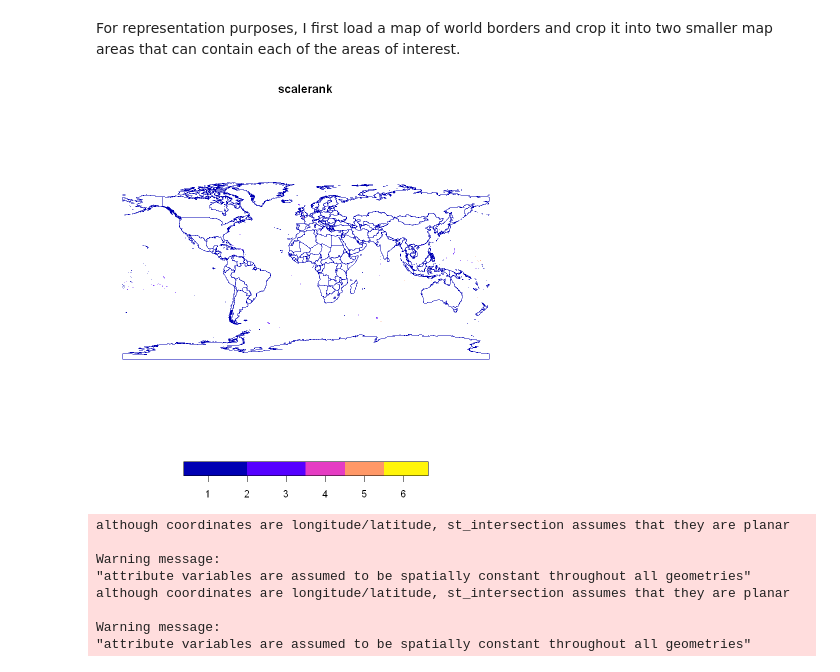
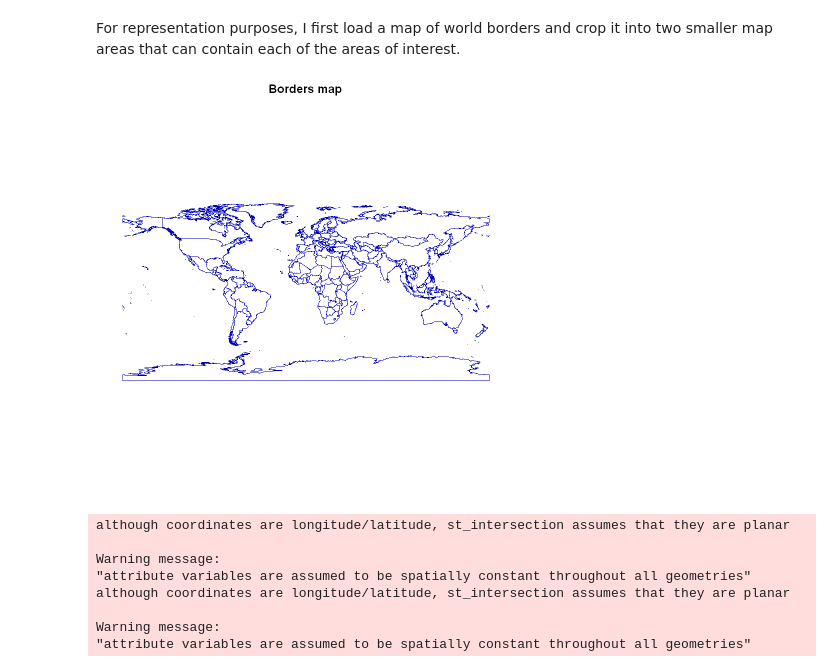
Before and after one commit to AngelArcones/Vizzuality_challenge, a Jupyter notebook: Vizzuality_challenge.ipynb, the cells around one changed output. Saved outputs shown, nothing was run; the diff lists cells and outputs as text; code cells hidden in the pictures.

```diff
--- a/Vizzuality_challenge.ipynb
+++ b/Vizzuality_challenge.ipynb
@@ -154,9 +150,9 @@ For representation purposes, I first load a map of world borders and crop it int
 # %%
 global_map <- ne_countries(scale = 50, returnclass = "sf") %>% st_cast("MULTILINESTRING")
 global_map <- global_map[1]
-plot(global_map)
+plot(global_map[global_map$scalerank == 1, ], main="Borders map")
 # %% [output]
-[figure, old version]
+[figure, new version]
 # %%
 asia_map <- st_crop(global_map, xmin = 65, xmax = 95, ymin = 8.5, ymax = 35)
 america_map <- st_crop(global_map, xmin = -77, xmax = -34, ymin = -34, ymax = 7)
```
Also changed, not shown: parts of 2 cells of this notebook.
